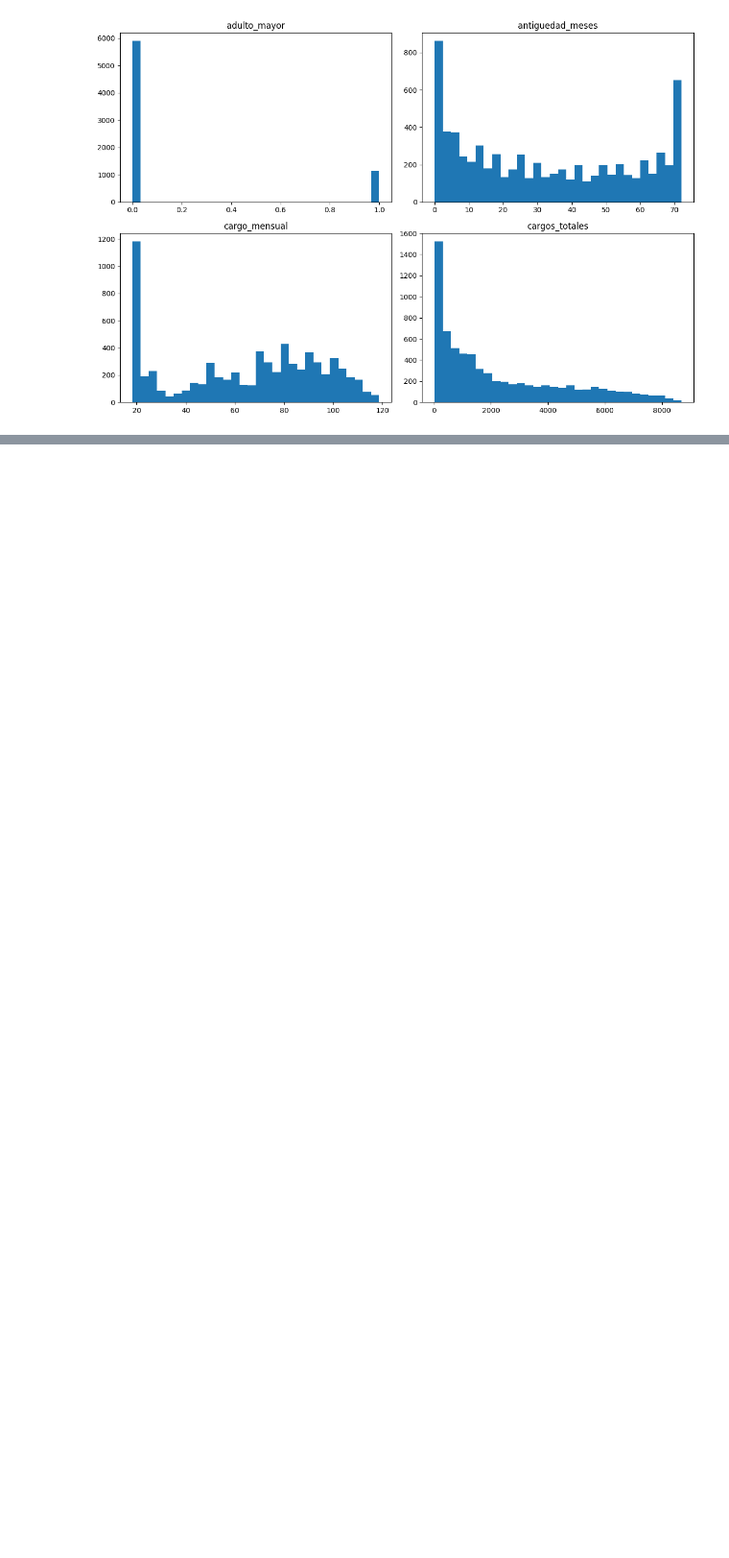
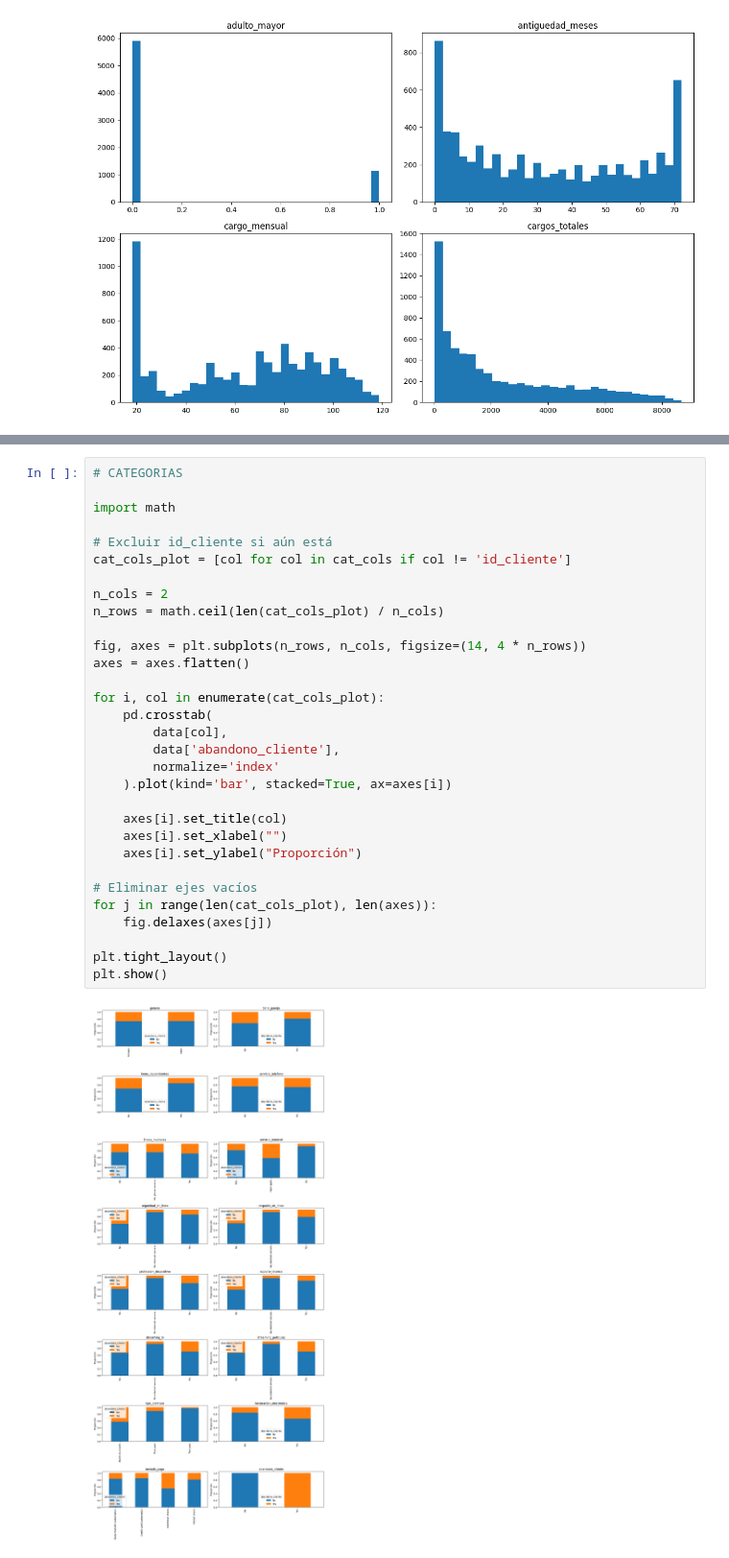
Before and after one commit to r2x4/hackathon, a Jupyter notebook: hackathon.ipynb, the cells around one changed output, grey strips where cells are left out. Shown: that part at 96% size. Cells and saved outputs as stored; diff of their text form; blank space fills up the shorter version.

```diff
--- a/hackathon.ipynb
+++ b/hackathon.ipynb
@@ -175,0 +220,33 @@ plt.show()
+# %%
+# CATEGORIAS
+
+import math
+
+# Excluir id_cliente si aún está
+cat_cols_plot = [col for col in cat_cols if col != 'id_cliente']
+
+n_cols = 2
+n_rows = math.ceil(len(cat_cols_plot) / n_cols)
+
+fig, axes = plt.subplots(n_rows, n_cols, figsize=(14, 4 * n_rows))
+axes = axes.flatten()
+
+for i, col in enumerate(cat_cols_plot):
+    pd.crosstab(
+        data[col],
+        data['abandono_cliente'],
+        normalize='index'
+    ).plot(kind='bar', stacked=True, ax=axes[i])
+
+    axes[i].set_title(col)
+    axes[i].set_xlabel("")
+    axes[i].set_ylabel("Proporción")
+
+# Eliminar ejes vacíos
+for j in range(len(cat_cols_plot), len(axes)):
+    fig.delaxes(axes[j])
+
+plt.tight_layout()
+plt.show()
+# %% [output]
+[figure, added]
```
Also changed, not shown: parts of 6 cells of this notebook.
